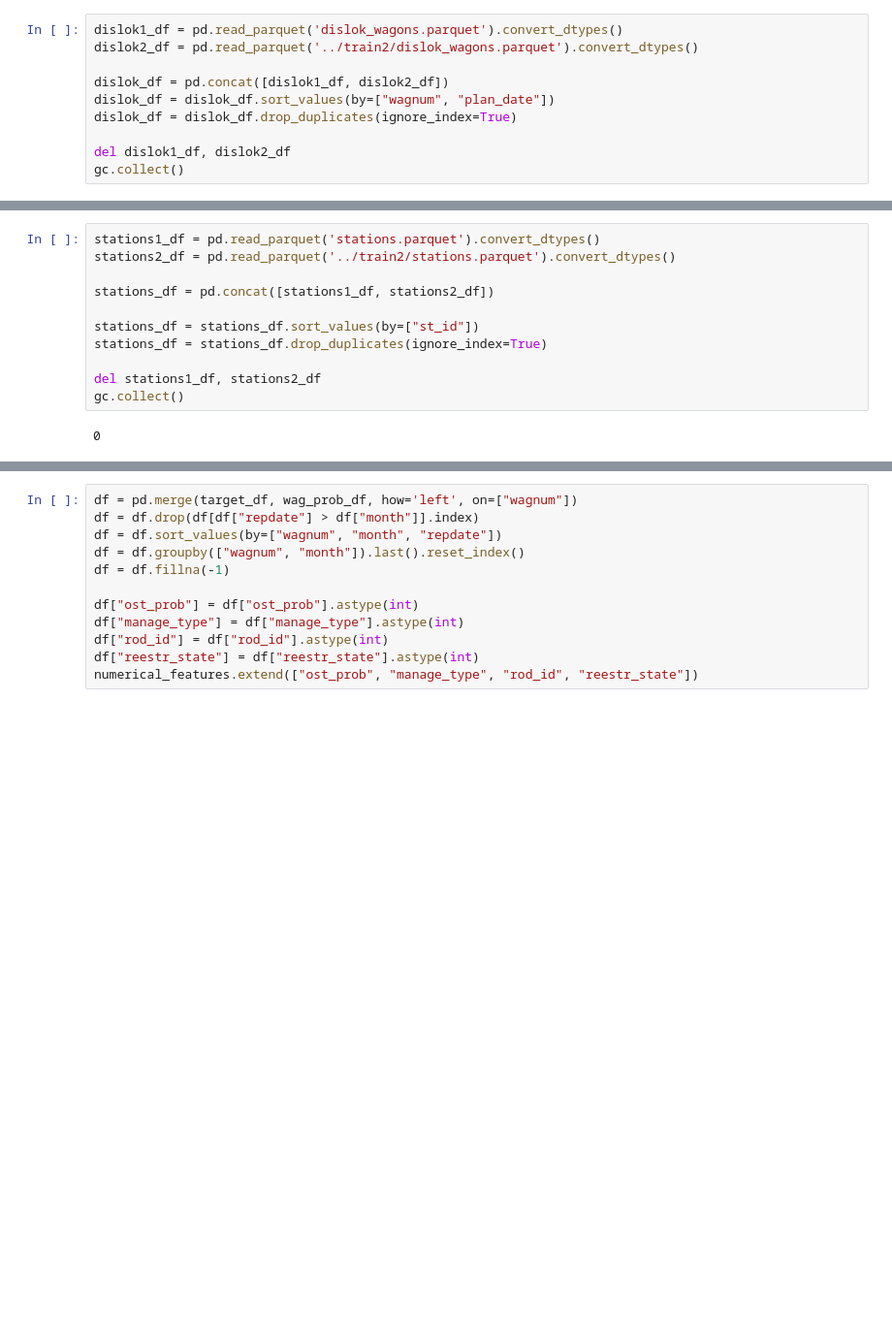
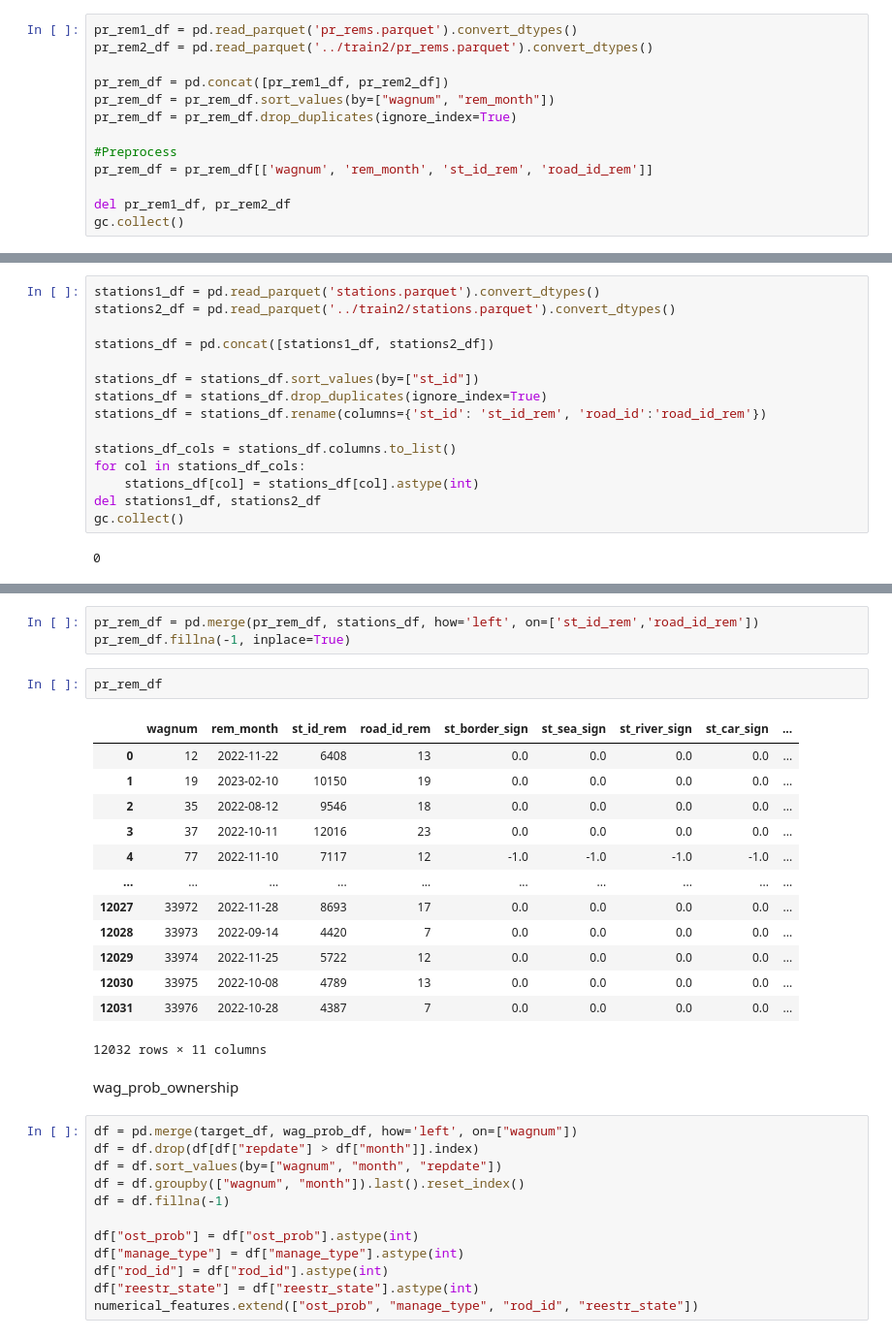
Before and after one commit to thehir0/DataWagon, a Jupyter notebook: train/try.ipynb, the cells around one changed output, grey strips where cells are left out. Shown at 97% size. Cells and saved outputs as stored; diff of their text form; blank space fills up the shorter version.

```diff
--- a/train/try.ipynb
+++ b/train/try.ipynb
@@ -70,12 +141,15 @@ gc.collect()
 # %%
-dislok1_df = pd.read_parquet('dislok_wagons.parquet').convert_dtypes()
-dislok2_df = pd.read_parquet('../train2/dislok_wagons.parquet').convert_dtypes()
+pr_rem1_df = pd.read_parquet('pr_rems.parquet').convert_dtypes()
+pr_rem2_df = pd.read_parquet('../train2/pr_rems.parquet').convert_dtypes()
 
-dislok_df = pd.concat([dislok1_df, dislok2_df])
-dislok_df = dislok_df.sort_values(by=["wagnum", "plan_date"])
-dislok_df = dislok_df.drop_duplicates(ignore_index=True)
+pr_rem_df = pd.concat([pr_rem1_df, pr_rem2_df])
+pr_rem_df = pr_rem_df.sort_values(by=["wagnum", "rem_month"])
+pr_rem_df = pr_rem_df.drop_duplicates(ignore_index=True)
 
-del dislok1_df, dislok2_df
+#Preprocess
+pr_rem_df = pr_rem_df[['wagnum', 'rem_month', 'st_id_rem', 'road_id_rem']]
+
+del pr_rem1_df, pr_rem2_df
 gc.collect()
 # %% [output]
 0
@@ -159,7 +231,11 @@ stations_df = pd.concat([stations1_df, stations2_df])
 
 stations_df = stations_df.sort_values(by=["st_id"])
 stations_df = stations_df.drop_duplicates(ignore_index=True)
+stations_df = stations_df.rename(columns={'st_id': 'st_id_rem', 'road_id':'road_id_rem'})
 
+stations_df_cols = stations_df.columns.to_list()
+for col in stations_df_cols:
+    stations_df[col] = stations_df[col].astype(int)
 del stations1_df, stations2_df
 gc.collect()
 # %% [output]
@@ -192,3 +255,24 @@ normal_dislok_and_freight
+# %%
+pr_rem_df = pd.merge(pr_rem_df, stations_df, how='left', on=['st_id_rem','road_id_rem'])
+pr_rem_df.fillna(-1, inplace=True)
+# %%
+pr_rem_df
+# %% [output]
+|  | wagnum | rem_month | st_id_rem | road_id_rem | st_border_sign | st_sea_sign | st_river_sign | st_car_sign | ... |
+| 0 | 12 | 2022-11-22 | 6408 | 13 | 0.0 | 0.0 | 0.0 | 0.0 | ... |
+| 1 | 19 | 2023-02-10 | 10150 | 19 | 0.0 | 0.0 | 0.0 | 0.0 | ... |
+| 2 | 35 | 2022-08-12 | 9546 | 18 | 0.0 | 0.0 | 0.0 | 0.0 | ... |
+| 3 | 37 | 2022-10-11 | 12016 | 23 | 0.0 | 0.0 | 0.0 | 0.0 | ... |
+| 4 | 77 | 2022-11-10 | 7117 | 12 | -1.0 | -1.0 | -1.0 | -1.0 | ... |
+| ... | ... | ... | ... | ... | ... | ... | ... | ... | ... |
+| 12027 | 33972 | 2022-11-28 | 8693 | 17 | 0.0 | 0.0 | 0.0 | 0.0 | ... |
+| 12028 | 33973 | 2022-09-14 | 4420 | 7 | 0.0 | 0.0 | 0.0 | 0.0 | ... |
+| 12029 | 33974 | 2022-11-25 | 5722 | 12 | 0.0 | 0.0 | 0.0 | 0.0 | ... |
+| 12030 | 33975 | 2022-10-08 | 4789 | 13 | 0.0 | 0.0 | 0.0 | 0.0 | ... |
+| 12031 | 33976 | 2022-10-28 | 4387 | 7 | 0.0 | 0.0 | 0.0 | 0.0 | ... |
+12032 rows × 11 columns
+# %% [markdown]
+wag_prob_ownership
 # %%
 df = pd.merge(target_df, wag_prob_df, how='left', on=["wagnum"])
 df = df.drop(df[df["repdate"] > df["month"]].index)
```
Also changed, not shown: parts of 49 cells of this notebook.
